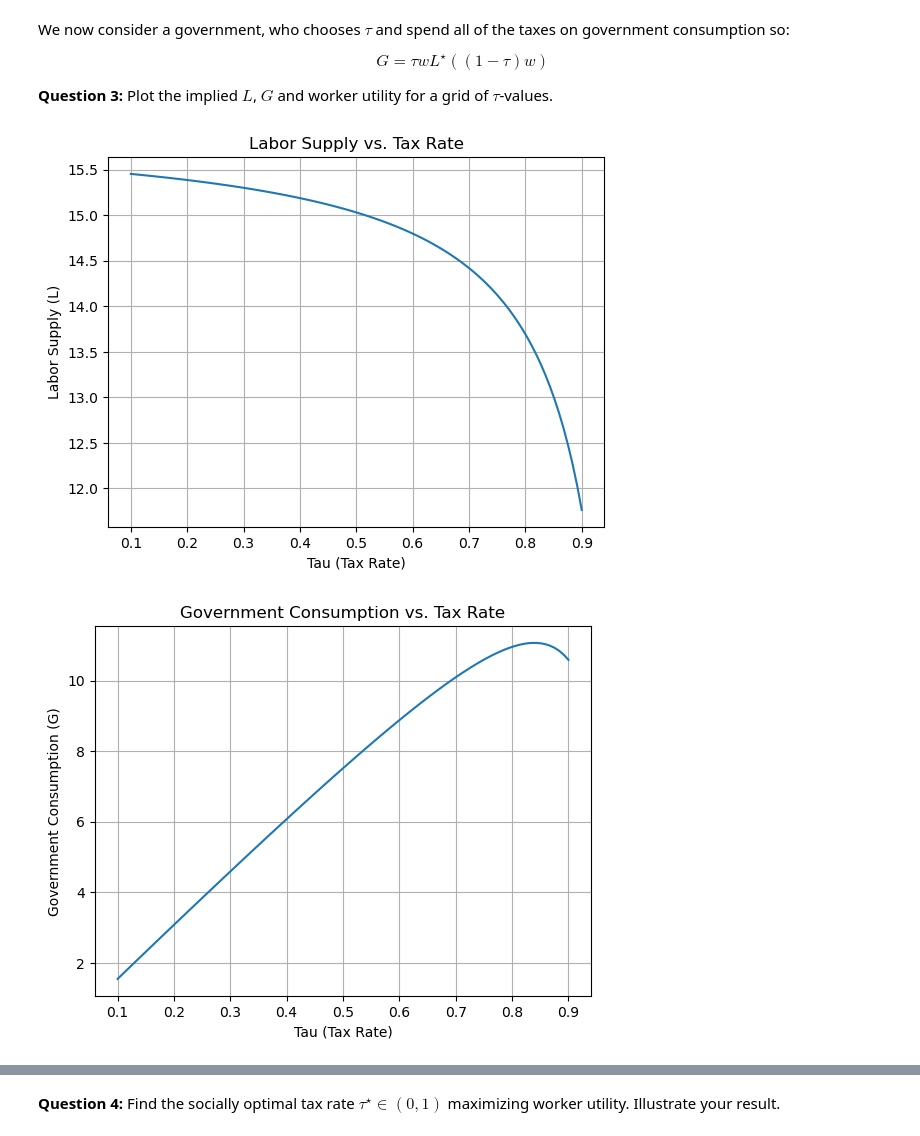
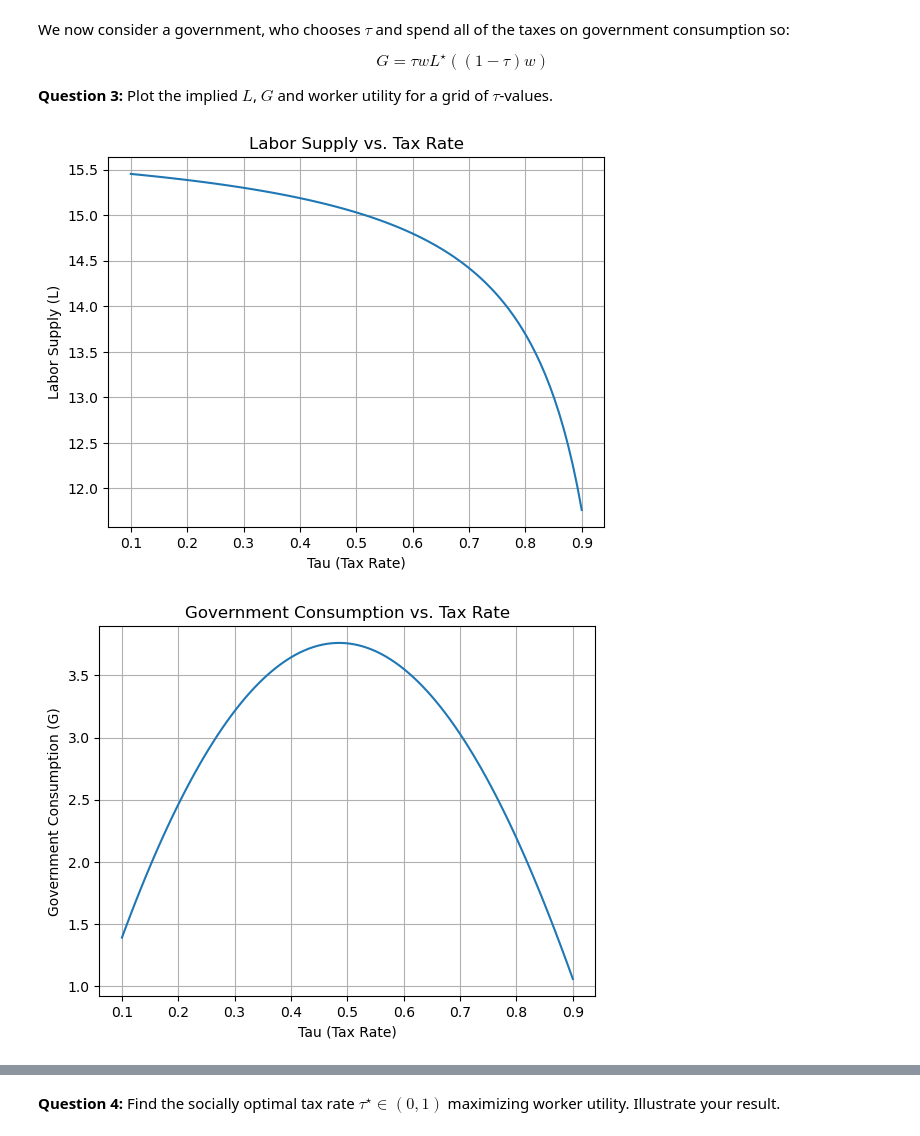
Before and after one commit to NumEconCopenhagen/projects-2023-jakki, a Jupyter notebook: exam/Exam2023JacobNotebook.ipynb, the cells around one changed output, grey strips where cells are left out. Cells and saved outputs as stored; diff of their text form; code cells hidden in the pictures.

```diff
--- a/exam/Exam2023JacobNotebook.ipynb
+++ b/exam/Exam2023JacobNotebook.ipynb
@@ -144,36 +142,36 @@ for tau in tau_values:
     modelQ1 = ClassQ1()
     modelQ1.par.omega_tilde = (1 - tau) * modelQ1.par.omega
     L_star = modelQ1.optimal_labor_supply()
-    G = tau * modelQ1.par.omega * L_star
+    G = tau * modelQ1.par.omega * L_star * modelQ1.par.omega_tilde
     utility = np.log((modelQ1.par.kappa + (1 - tau) * modelQ1.par.omega * L_star)**modelQ1.par.alpha * G**(1 - modelQ1.par.alpha)) - modelQ1.par.nu * L_star**2
 
     L_values.append(L_star)
     G_values.append(G)
     utility_values.append(utility)
 
 # Plot the relationship between tau and L
 plt.plot(tau_values, L_values)
 plt.xlabel('Tau (Tax Rate)')
 plt.ylabel('Labor Supply (L)')
 plt.title('Labor Supply vs. Tax Rate')
 plt.grid(True)
 plt.show()
 
 # Plot the relationship between tau and G
 plt.plot(tau_values, G_values)
 plt.xlabel('Tau (Tax Rate)')
 plt.ylabel('Government Consumption (G)')
 plt.title('Government Consumption vs. Tax Rate')
 plt.grid(True)
 plt.show()
 
 # Plot the relationship between tau and worker utility
 plt.plot(tau_values, utility_values)
 plt.xlabel('Tau (Tax Rate)')
 plt.ylabel('Worker Utility')
 plt.title('Worker Utility vs. Tax Rate')
 plt.grid(True)
 plt.show()
 # %% [output]
 [figure]
-[figure, old version]
+[figure, new version]
```
Also changed, not shown: parts of 5 cells of this notebook, 3 other files.
